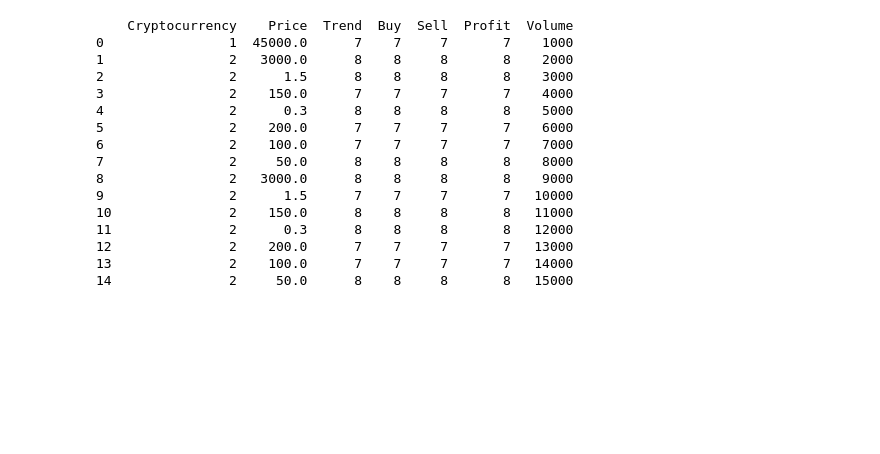
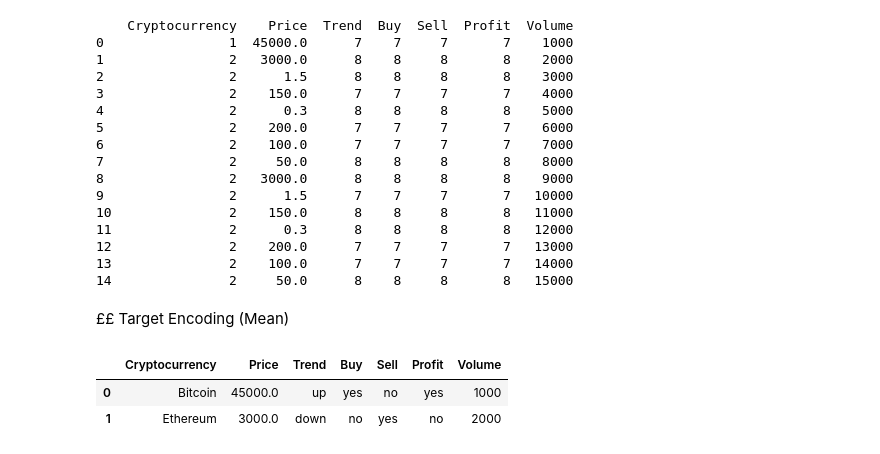
Before and after one commit to maftuna2408/ML, a Jupyter notebook: ENCODERS.ipynb, the cells around one changed output. Drawn from its saved outputs; the diff is of its cells as text; code cells hidden in the pictures; blank space fills up the shorter version.

```diff
--- a/ENCODERS.ipynb
+++ b/ENCODERS.ipynb
@@ -275,3 +279,5 @@ print(df)
 12               2    200.0      7    7     7       7   13000
 13               2    100.0      7    7     7       7   14000
 14               2     50.0      8    8     8       8   15000
+# %% [markdown]
+££ Target Encoding (Mean)
@@ -277,0 +299,6 @@ print(df)
+# %%
+df.head(2)
+# %% [output]
+|  | Cryptocurrency | Price | Trend | Buy | Sell | Profit | Volume |
+| 0 | Bitcoin | 45000.0 | up | yes | no | yes | 1000 |
+| 1 | Ethereum | 3000.0 | down | no | yes | no | 2000 |
```
Also changed, not shown: parts of 10 cells of this notebook.
